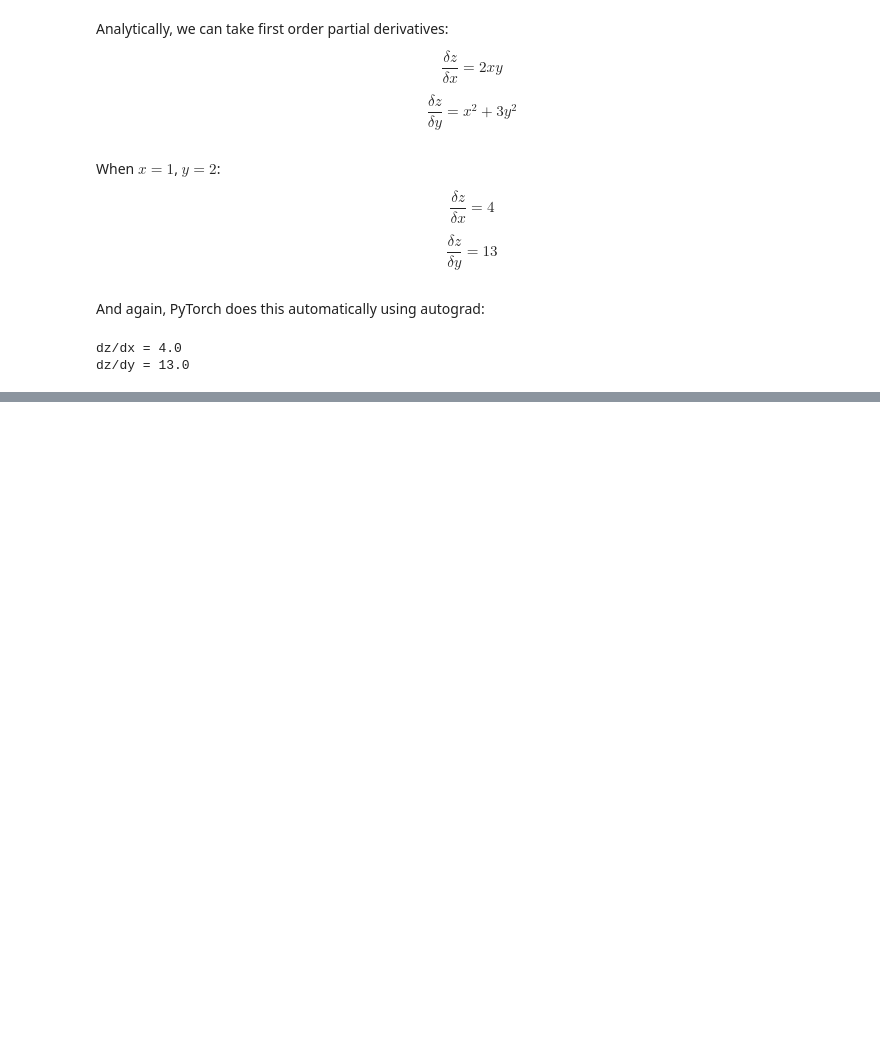
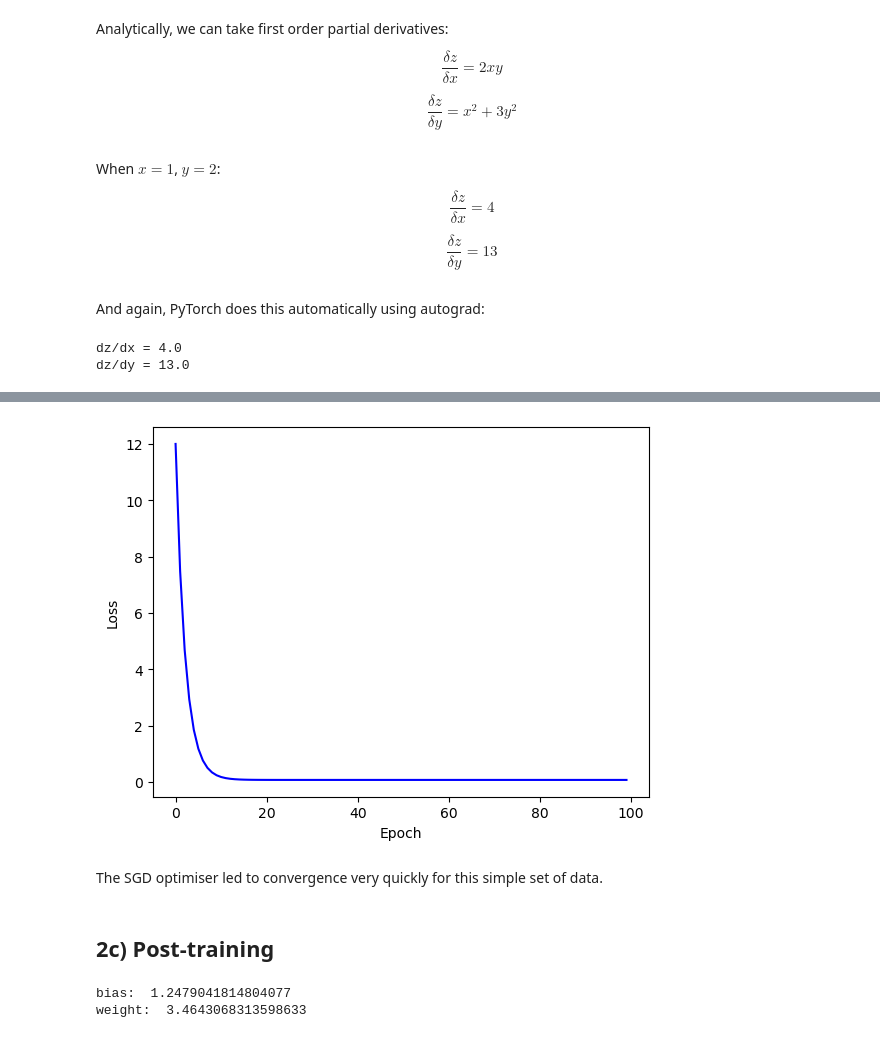
Before and after one commit to LuqmaanSahar/D200_PS1, a Jupyter notebook: problems.ipynb, the cells around one changed output, grey strips where cells are left out. Drawn from its saved outputs; the diff is of its cells as text; code cells hidden in the pictures; blank space fills up the shorter version.

```diff
--- a/problems.ipynb
+++ b/problems.ipynb
@@ -129,0 +201,32 @@ dz/dy = 13.0
+# %%
+# Turn training mode back on
+model.train()
+
+# Use a MSE loss function
+criteria = nn.MSELoss()
+
+# Use stochastic gradient descent with a fixed learning rate of 0.1
+optimiser = optim.SGD(model.parameters(), lr=0.1)
+
+# Train for 100 epochs
+n_epochs = 100
+
+stored_loss = []
+
+for epoch in range(n_epochs):
+
+    #### Forward pass ####
+    outputs = model(X)  # compute predictions
+    loss = criteria(outputs, y) # compute loss
+
+    #### Backward pass and optimisation ####
+    optimiser.zero_grad()   # Clear past computed gradients
+    loss.backward() # Compute gradient for this step
+    optimiser.step()    # Update parameters using new gradient
+
+    # Optionally, store the loss at each epoch for plotting
+    stored_loss.append(loss.item())
+
+    # Optionally, show the loss function every 10 epochs
+    if (epoch + 1) % 10 == 0:
+        print(f'Epoch [{epoch + 1}/{n_epochs}], Loss: {loss.item():.4f}')
@@ -129,0 +244,19 @@ dz/dy = 13.0
+# %%
+plt.plot(stored_loss, color = "blue")
+plt.xlabel("Epoch")
+plt.ylabel("Loss")
+plt.show()
+# %% [output]
+[figure, added]
+# %% [markdown]
+The SGD optimiser led to convergence very quickly for this simple set of data.
+# %% [markdown]
+## 2c) Post-training
+# %%
+# Now that we have trained the model, these values
+# are meaningful
+print("bias: ", model.bias.item())
+print("weight: ", model.weight.item())
+# %% [output]
+bias:  1.2479041814804077
+weight:  3.4643068313598633
```
Also changed, not shown: parts of 28 cells of this notebook, 1 other file.
